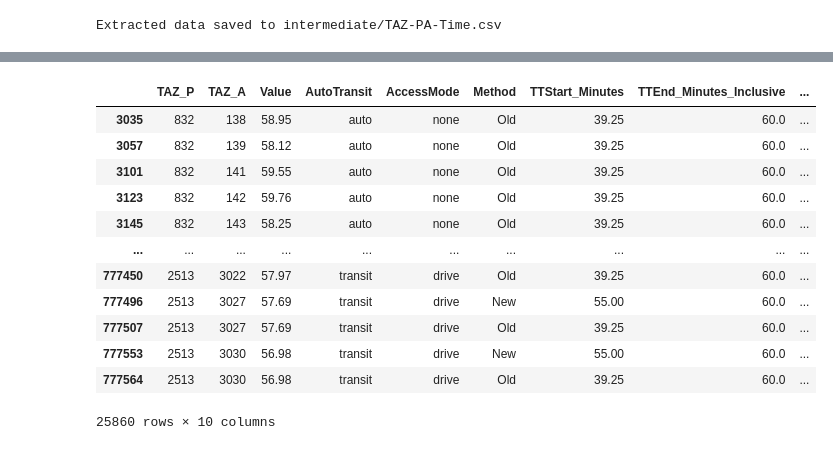
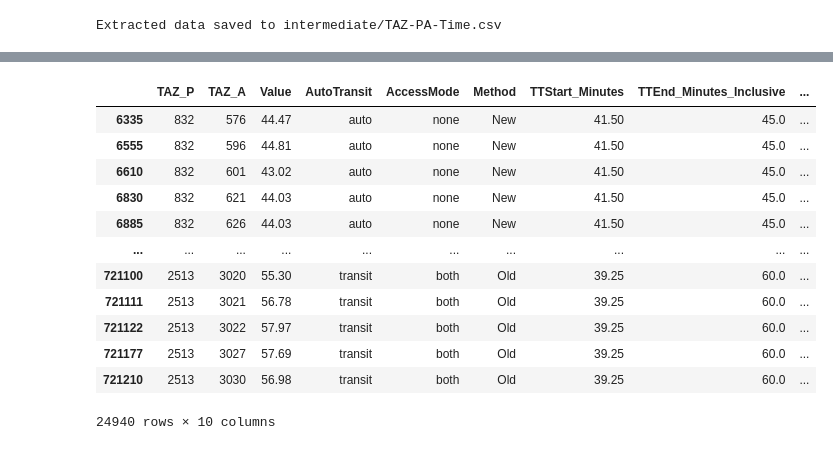
Before and after one commit to WFRCAnalytics/ATO-TDM-Plot-Travelsheds, a Jupyter notebook: 02-Create-Travelsheds-for-Select-TAZ.ipynb, the cells around one changed output, grey strips where cells are left out. Drawn from its saved outputs; the diff is of its cells as text; code cells hidden in the pictures.

```diff
--- a/02-Create-Travelsheds-for-Select-TAZ.ipynb
+++ b/02-Create-Travelsheds-for-Select-TAZ.ipynb
@@ -31,10 +31,12 @@ omx_files_df = pd.DataFrame([
 display(omx_files_df)
 
 matrices_for_extraction_df = pd.DataFrame([
-    ['auto','none',['GP_TotTime']],#,'MG_TotTime']],
-    ['transit','walk',['w4time','w5time','w6time','w7time','w8time','w9time']],
-    ['transit','drive',['d4time','d5time','d6time','d7time','d8time','d9time']],
-], columns=['AutoTransit','AccessMode','matrices_to_get_minimum'])
+    ['New','auto','none',['GP_TotTime']],#,'MG_TotTime']],
+    ['Old','auto','none',['GP_TotTime']],#,'MG_TotTime']],
+    ['New','transit','walk',['w4time','w5time','w6time','w7time','w8time','w9time']],
+    ['New','transit','drive',['d4time','d5time','d6time','d7time','d8time','d9time']],
+    ['Old','transit','both',['w4time','w5time','w6time','w7time','w8time','w9time','d4time','d5time','d6time','d7time','d8time','d9time']],
+], columns=['Method','AutoTransit','AccessMode','matrices_to_get_minimum'])
 display(matrices_for_extraction_df)
 # %% [output]
 |  | AutoTransit | omx_filename |
@@ -65,6 +69,7 @@ for _, row_files in omx_files_df.iterrows():
 
         # Loop over each AutoTransit & AccessMode combination
         for _, row in matrices_for_extraction_filtered_df.iterrows():
+            method = row["Method"]
             access_mode = row["AccessMode"]
             matrices_to_extract = row["matrices_to_get_minimum"]
 
@@ -81,9 +86,9 @@ for _, row_files in omx_files_df.iterrows():
 
                     # Append extracted data only if there's a valid minimum
                     if min_value is not None:
-                        extracted_data.append([i + 1, j + 1, min_value, auto_transit, access_mode])
+                        extracted_data.append([i + 1, j + 1, min_value, auto_transit, access_mode, method])
 
 # Convert to DataFrame
-extracted_data_df = pd.DataFrame(extracted_data, columns=['TAZ_P', 'TAZ_A', 'Value', 'AutoTransit', 'AccessMode'])
+extracted_data_df = pd.DataFrame(extracted_data, columns=['TAZ_P', 'TAZ_A', 'Value', 'AutoTransit', 'AccessMode', 'Method'])
 display(extracted_data_df)
 # %% [output]
@@ -127,26 +152,26 @@ travel_shed_ato_classes_df
 # %%
 # Performing the join based on the Value being between TTStart_Minutes and TTEnd_Minutes
 merged_df = extracted_data_df.merge(
     travel_shed_ato_classes_df,
-    on=['AutoTransit','AccessMode']
+    on=['Method','AutoTransit','AccessMode']
 ).query("TTStart_Minutes < Value <= TTEnd_Minutes_Inclusive")
 
 # Display the merged DataFrame
 display(merged_df)
 # %% [output]
 |  | TAZ_P | TAZ_A | Value | AutoTransit | AccessMode | Method | TTStart_Minutes | TTEnd_Minutes_Inclusive | ... |
-| 3035 | 832 | 138 | 58.95 | auto | none | Old | 39.25 | 60.0 | ... |
-| 3057 | 832 | 139 | 58.12 | auto | none | Old | 39.25 | 60.0 | ... |
-| 3101 | 832 | 141 | 59.55 | auto | none | Old | 39.25 | 60.0 | ... |
-| 3123 | 832 | 142 | 59.76 | auto | none | Old | 39.25 | 60.0 | ... |
-| 3145 | 832 | 143 | 58.25 | auto | none | Old | 39.25 | 60.0 | ... |
+| 6335 | 832 | 576 | 44.47 | auto | none | New | 41.50 | 45.0 | ... |
+| 6555 | 832 | 596 | 44.81 | auto | none | New | 41.50 | 45.0 | ... |
+| 6610 | 832 | 601 | 43.02 | auto | none | New | 41.50 | 45.0 | ... |
+| 6830 | 832 | 621 | 44.03 | auto | none | New | 41.50 | 45.0 | ... |
+| 6885 | 832 | 626 | 44.03 | auto | none | New | 41.50 | 45.0 | ... |
 | ... | ... | ... | ... | ... | ... | ... | ... | ... | ... |
-| 777450 | 2513 | 3022 | 57.97 | transit | drive | Old | 39.25 | 60.0 | ... |
-| 777496 | 2513 | 3027 | 57.69 | transit | drive | New | 55.00 | 60.0 | ... |
-| 777507 | 2513 | 3027 | 57.69 | transit | drive | Old | 39.25 | 60.0 | ... |
-| 777553 | 2513 | 3030 | 56.98 | transit | drive | New | 55.00 | 60.0 | ... |
-| 777564 | 2513 | 3030 | 56.98 | transit | drive | Old | 39.25 | 60.0 | ... |
+| 721100 | 2513 | 3020 | 55.30 | transit | both | Old | 39.25 | 60.0 | ... |
+| 721111 | 2513 | 3021 | 56.78 | transit | both | Old | 39.25 | 60.0 | ... |
+| 721122 | 2513 | 3022 | 57.97 | transit | both | Old | 39.25 | 60.0 | ... |
+| 721177 | 2513 | 3027 | 57.69 | transit | both | Old | 39.25 | 60.0 | ... |
+| 721210 | 2513 | 3030 | 56.98 | transit | both | Old | 39.25 | 60.0 | ... |
-25860 rows × 10 columns
+24940 rows × 10 columns
 # %%
 # Load the TAZ GeoJSON file
 taz_geo = gpd.read_file("taz/WFv910_TAZ.geojson")
```
Also changed, not shown: parts of 5 cells of this notebook, 45 other files.
